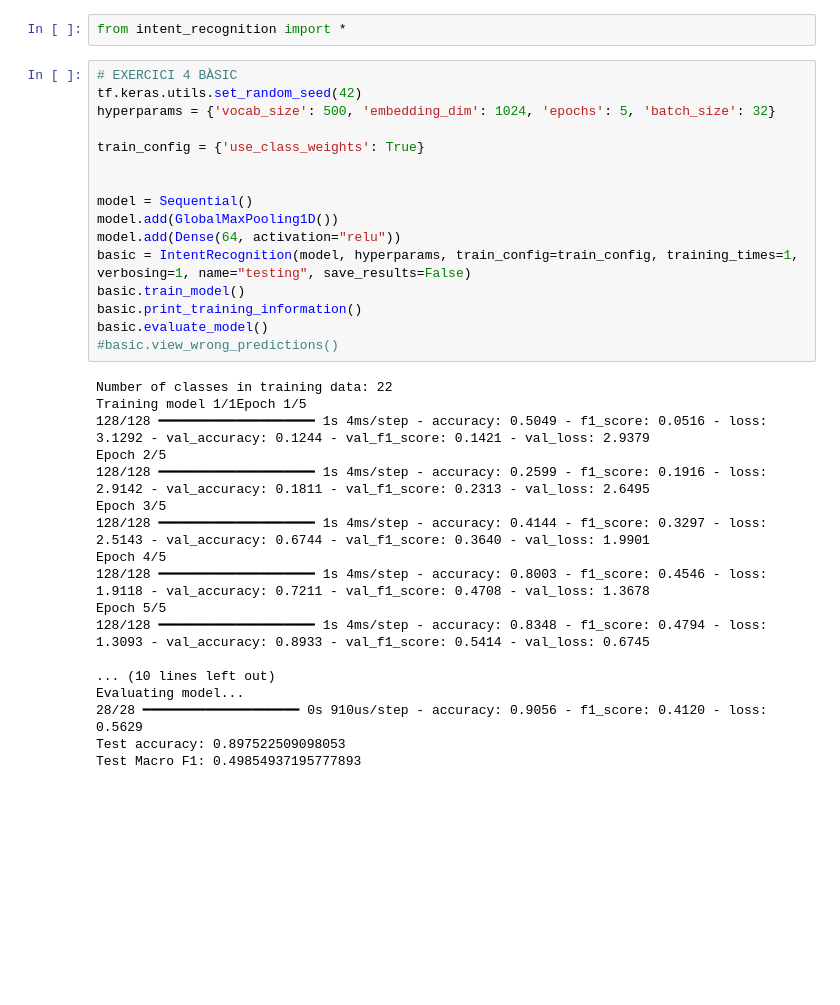
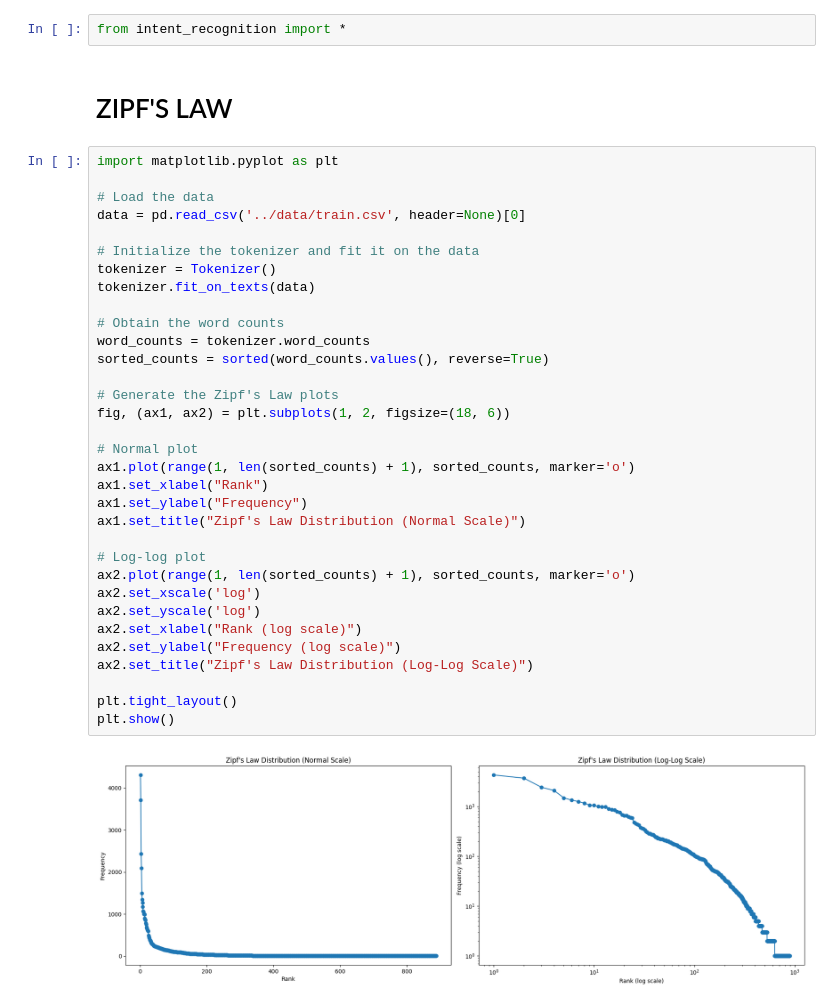
Before and after one commit to pauhidalgoo/frame-based-system, a Jupyter notebook: INTENT RECOGNITION/preprocessing_decision.ipynb, the cells around one changed output. Drawn from its saved outputs; the diff is of its cells as text; blank space fills up the shorter version.

Commit message:
ADD preprocessing results

```diff
--- a/INTENT RECOGNITION/preprocessing_decision.ipynb
+++ b/INTENT RECOGNITION/preprocessing_decision.ipynb
@@ -1,36 +1,39 @@
 # %%
 from intent_recognition import *
-# %%
-# EXERCICI 4 BÀSIC
-tf.keras.utils.set_random_seed(42)
-hyperparams = {'vocab_size': 500, 'embedding_dim': 1024, 'epochs': 5, 'batch_size': 32}
-
-train_config = {'use_class_weights': True}
-
-
-model = Sequential()
-model.add(GlobalMaxPooling1D())
-model.add(Dense(64, activation="relu"))
-basic = IntentRecognition(model, hyperparams, train_config=train_config, training_times=1, verbosing=1, name="testing", save_results=False)
-basic.train_model()
-basic.print_training_information()
-basic.evaluate_model()
-#basic.view_wrong_predictions()
-# %% [output]
-Number of classes in training data: 22
-Training model 1/1Epoch 1/5
-128/128 ━━━━━━━━━━━━━━━━━━━━ 1s 4ms/step - accuracy: 0.5049 - f1_score: 0.0516 - loss: 3.1292 - val_accuracy: 0.1244 - val_f1_score: 0.1421 - val_loss: 2.9379
-Epoch 2/5
-128/128 ━━━━━━━━━━━━━━━━━━━━ 1s 4ms/step - accuracy: 0.2599 - f1_score: 0.1916 - loss: 2.9142 - val_accuracy: 0.1811 - val_f1_score: 0.2313 - val_loss: 2.6495
-Epoch 3/5
-128/128 ━━━━━━━━━━━━━━━━━━━━ 1s 4ms/step - accuracy: 0.4144 - f1_score: 0.3297 - loss: 2.5143 - val_accuracy: 0.6744 - val_f1_score: 0.3640 - val_loss: 1.9901
-Epoch 4/5
-128/128 ━━━━━━━━━━━━━━━━━━━━ 1s 4ms/step - accuracy: 0.8003 - f1_score: 0.4546 - loss: 1.9118 - val_accuracy: 0.7211 - val_f1_score: 0.4708 - val_loss: 1.3678
-Epoch 5/5
-128/128 ━━━━━━━━━━━━━━━━━━━━ 1s 4ms/step - accuracy: 0.8348 - f1_score: 0.4794 - loss: 1.3093 - val_accuracy: 0.8933 - val_f1_score: 0.5414 - val_loss: 0.6745
-
-... (10 lines left out)
-Evaluating model...
-28/28 ━━━━━━━━━━━━━━━━━━━━ 0s 910us/step - accuracy: 0.9056 - f1_score: 0.4120 - loss: 0.5629
-Test accuracy: 0.897522509098053
-Test Macro F1: 0.49854937195777893
+# %% [markdown]
+# ZIPF'S LAW
+# %%
+import matplotlib.pyplot as plt
+
+# Load the data
+data = pd.read_csv('../data/train.csv', header=None)[0]
+
+# Initialize the tokenizer and fit it on the data
+tokenizer = Tokenizer()
+tokenizer.fit_on_texts(data)
+
+# Obtain the word counts
+word_counts = tokenizer.word_counts
+sorted_counts = sorted(word_counts.values(), reverse=True)
+
+# Generate the Zipf's Law plots
+fig, (ax1, ax2) = plt.subplots(1, 2, figsize=(18, 6))
+
+# Normal plot
+ax1.plot(range(1, len(sorted_counts) + 1), sorted_counts, marker='o')
+ax1.set_xlabel("Rank")
+ax1.set_ylabel("Frequency")
+ax1.set_title("Zipf's Law Distribution (Normal Scale)")
+
+# Log-log plot
+ax2.plot(range(1, len(sorted_counts) + 1), sorted_counts, marker='o')
+ax2.set_xscale('log')
+ax2.set_yscale('log')
+ax2.set_xlabel("Rank (log scale)")
+ax2.set_ylabel("Frequency (log scale)")
+ax2.set_title("Zipf's Law Distribution (Log-Log Scale)")
+
+plt.tight_layout()
+plt.show()
+# %% [output]
+[figure, added]
```
Also changed, not shown: parts of 2 cells of this notebook, 3 other files.
